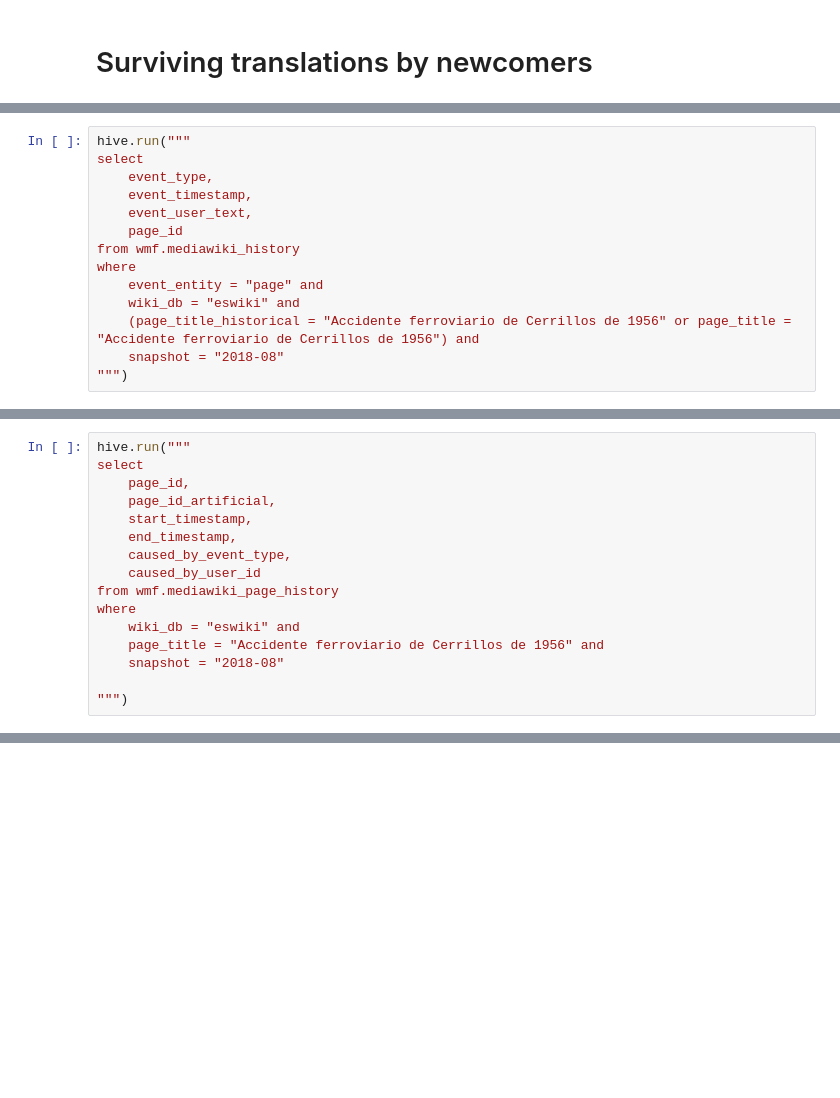
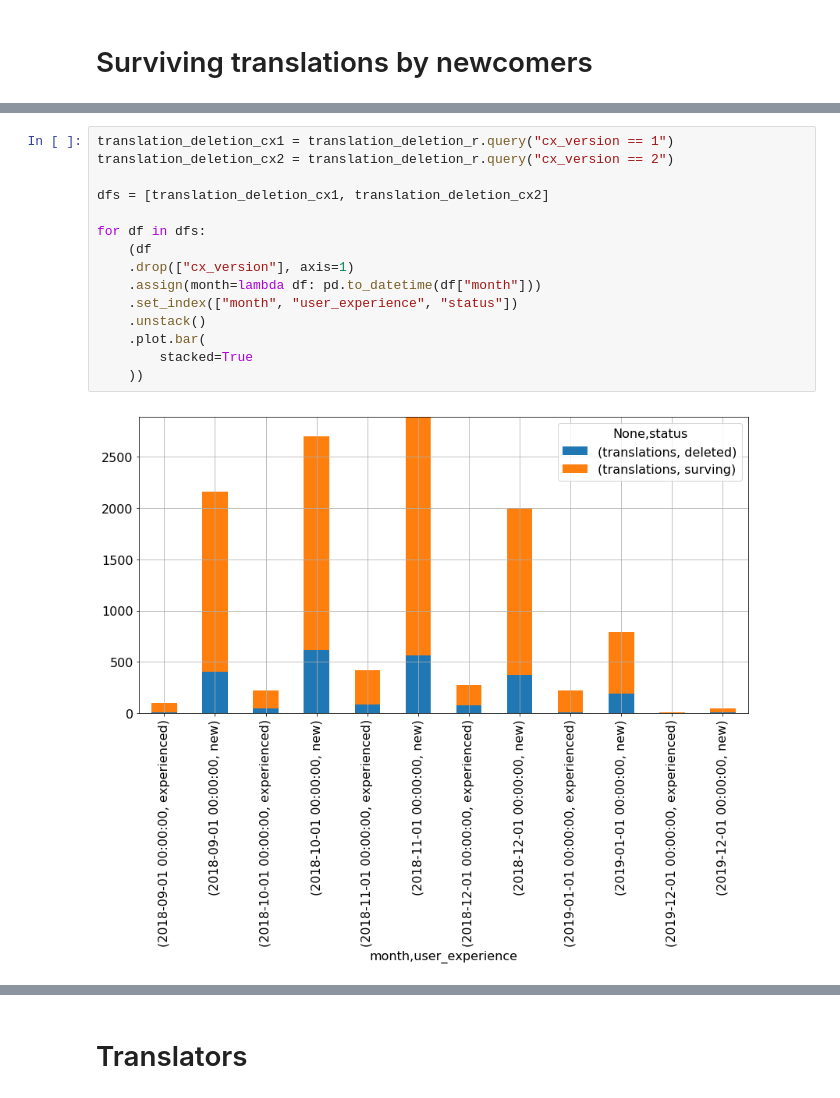
Before and after one commit to wikimedia-research/2018-19-Language-annual-plan-metrics, a Jupyter notebook: Language-metrics.ipynb, the cells around one changed output, grey strips where cells are left out. Cells and saved outputs as stored; diff of their text form; blank space fills up the shorter version.

```diff
--- a/Language-metrics.ipynb
+++ b/Language-metrics.ipynb
@@ -141,14 +16,0 @@ print(_43)
-# %%
-hive.run("""
-select
-    event_type,
-    event_timestamp,
-    event_user_text,
-    page_id
-from wmf.mediawiki_history
-where
-    event_entity = "page" and
-    wiki_db = "eswiki" and
-    (page_title_historical = "Accidente ferroviario de Cerrillos de 1956" or page_title = "Accidente ferroviario de Cerrillos de 1956") and
-    snapshot = "2018-08"
-""")
@@ -157,16 +16,0 @@ where
-# %%
-hive.run("""
-select
-    page_id,
-    page_id_artificial,
-    start_timestamp,
-    end_timestamp,
-    caused_by_event_type,
-    caused_by_user_id
-from wmf.mediawiki_page_history
-where
-    wiki_db = "eswiki" and
-    page_title = "Accidente ferroviario de Cerrillos de 1956" and
-    snapshot = "2018-08"
-
-""")
@@ -174,0 +177,17 @@ where
+# %%
+translation_deletion_cx1 = translation_deletion_r.query("cx_version == 1")
+translation_deletion_cx2 = translation_deletion_r.query("cx_version == 2")
+
+dfs = [translation_deletion_cx1, translation_deletion_cx2]
+
+for df in dfs:
+    (df
+    .drop(["cx_version"], axis=1)
+    .assign(month=lambda df: pd.to_datetime(df["month"]))
+    .set_index(["month", "user_experience", "status"])
+    .unstack()
+    .plot.bar(
+        stacked=True
+    ))
+# %% [output]
+[figure, added]
@@ -174,0 +195,2 @@ where
+# %% [markdown]
+# Translators
```
Also changed, not shown: parts of 29 cells of this notebook.
